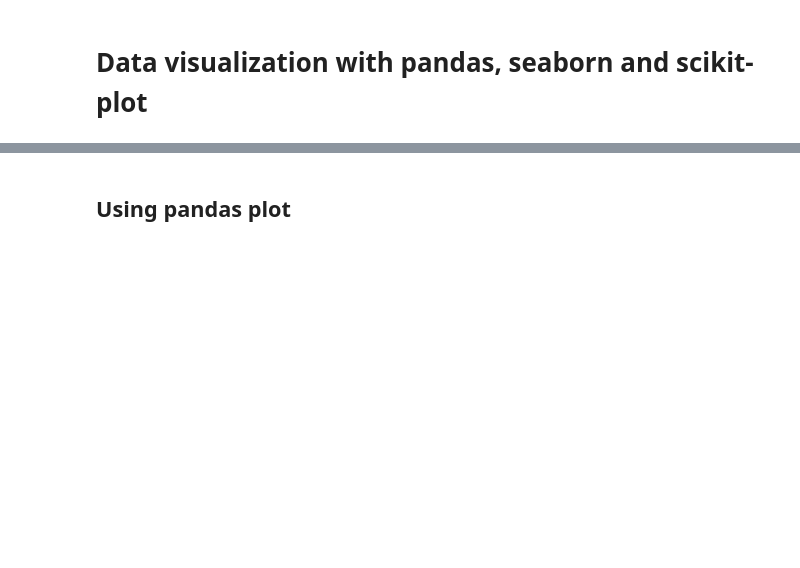
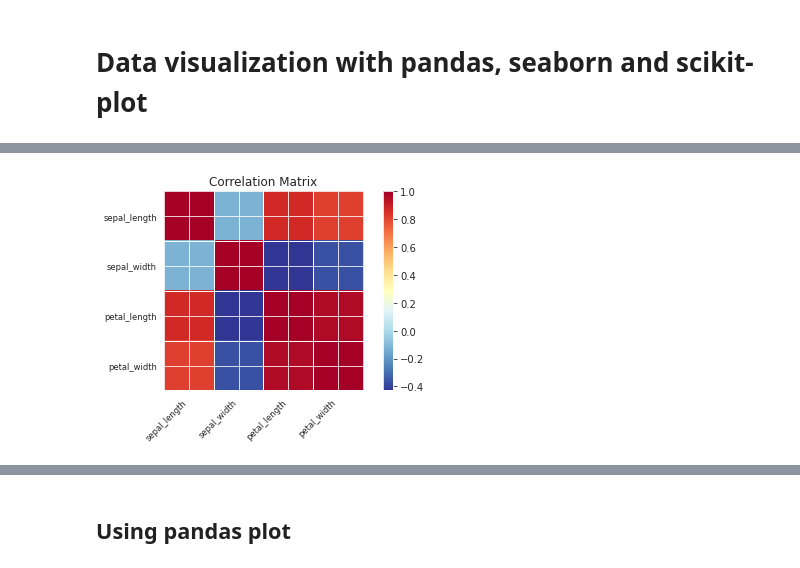
Before and after one commit to gillouche/exploratory-data-analysis, a Jupyter notebook: notebooks/003. data visualization.ipynb, the cells around one changed output, grey strips where cells are left out. Saved outputs shown, nothing was run; the diff lists cells and outputs as text; code cells hidden in the pictures; blank space fills up the shorter version.

Commit message:
add OLS, correlation matrix

```diff
--- a/notebooks/003. data visualization.ipynb
+++ b/notebooks/003. data visualization.ipynb
@@ -20,0 +24,3 @@ sns.set_style("darkgrid")
+# %%
+df = sns.load_dataset('iris')
+df.head()
@@ -20,0 +34,3 @@ sns.set_style("darkgrid")
+# %%
+correlation = df.corr()
+correlation
@@ -20,0 +43,5 @@ sns.set_style("darkgrid")
+# %%
+# red stronger positive correlation, blue stronger negative correlation
+sm.graphics.plot_corr(correlation, xnames=correlation.columns);
+# %% [output]
+[figure, added]
```
Also changed, not shown: parts of 10 cells of this notebook, 1 other file.
